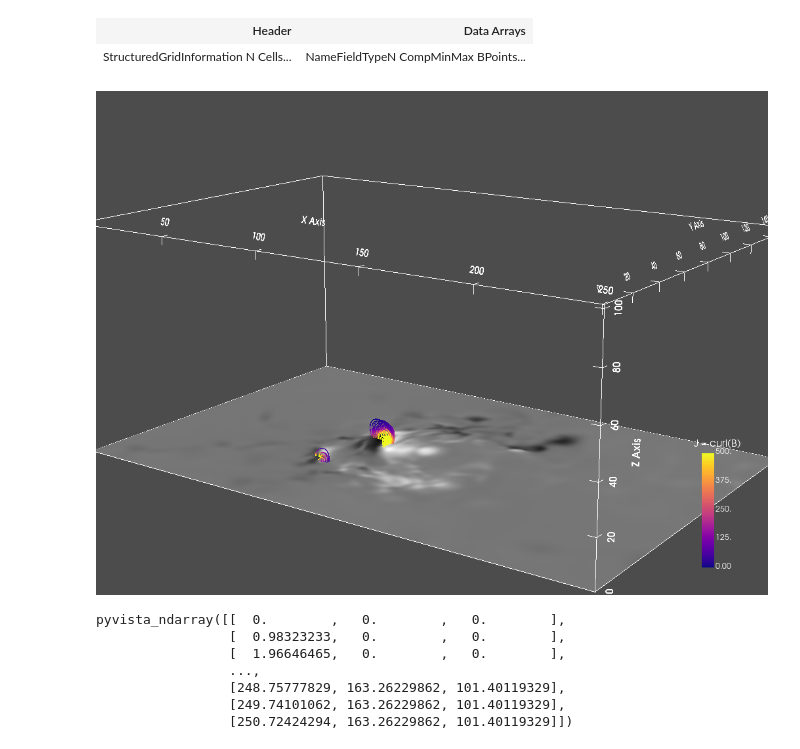
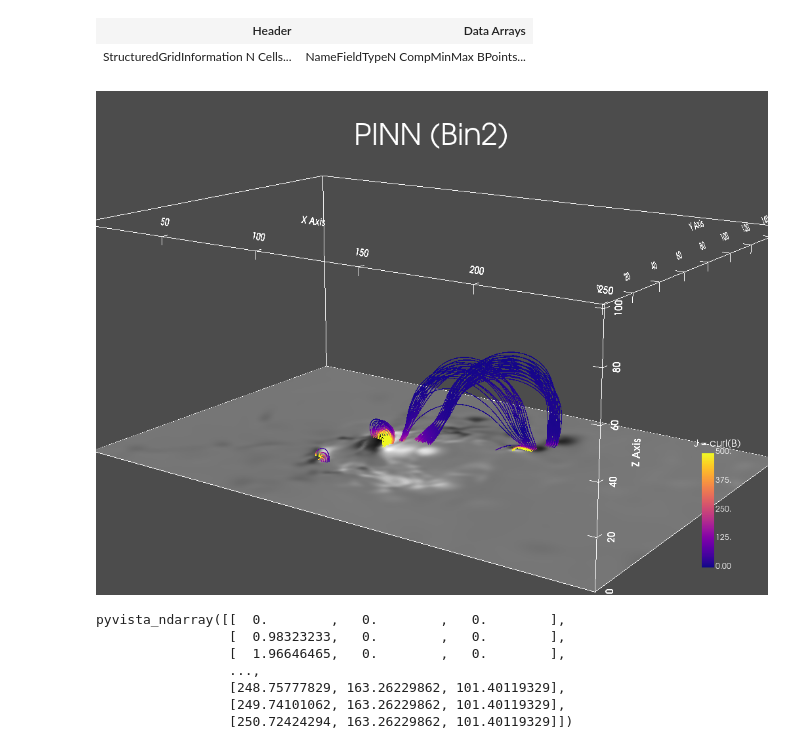
Before and after one commit to mgjeon/2023_PINN-study, a Jupyter notebook: calculation/nf2_ori_isee_bin2_vis_Mm.ipynb, the cells around one changed output. Drawn from its saved outputs; the diff is of its cells as text; code cells hidden in the pictures.

```diff
--- a/calculation/nf2_original_isee_visualization_.ipynb
+++ b/calculation/nf2_ori_isee_bin2_vis_Mm.ipynb
@@ -356,34 +356,49 @@ def draw_streamlines(pts):
 #         except:
 #             print(i, j)
 
 # for i in np.arange(160, 165, 1):
 #     for j in np.arange(89, 92, 1):
 #         try:
 #             draw_streamlines((i, j, 0))
 #         except:
 #             print(i, j)
 
 for i in np.arange(90, 100, 1):
     for j in np.arange(85, 90, 1):
         try:
             draw_streamlines((i, j, 0))
         except:
             print(i, j)
 
 for i in np.arange(92, 95, 1):
     for j in np.arange(47, 50, 1):
         try:
             draw_streamlines((i, j, 0))
         except:
             print(i, j)
 
+for i in np.arange(155, 160, 1):
+    for j in np.arange(110, 115, 1):
+        try:
+            draw_streamlines((i, j, 0))
+        except:
+            print(i, j)
+
+for i in np.arange(160, 165, 1):
+    for j in np.arange(120, 125, 1):
+        try:
+            draw_streamlines((i, j, 0))
+        except:
+            print(i, j)
+
 p.camera.azimuth = -100
 p.camera.elevation = -20
 p.camera.zoom(1.5)
 p.show_bounds()
+p.add_title('PINN (Bin2)')
 p.show(jupyter_backend='static')
 # %% [output]
-[figure, old version]
+[figure, new version]
 # %%
 mesh.points
 # %% [output]
```
Also changed, not shown: 3 other files.
